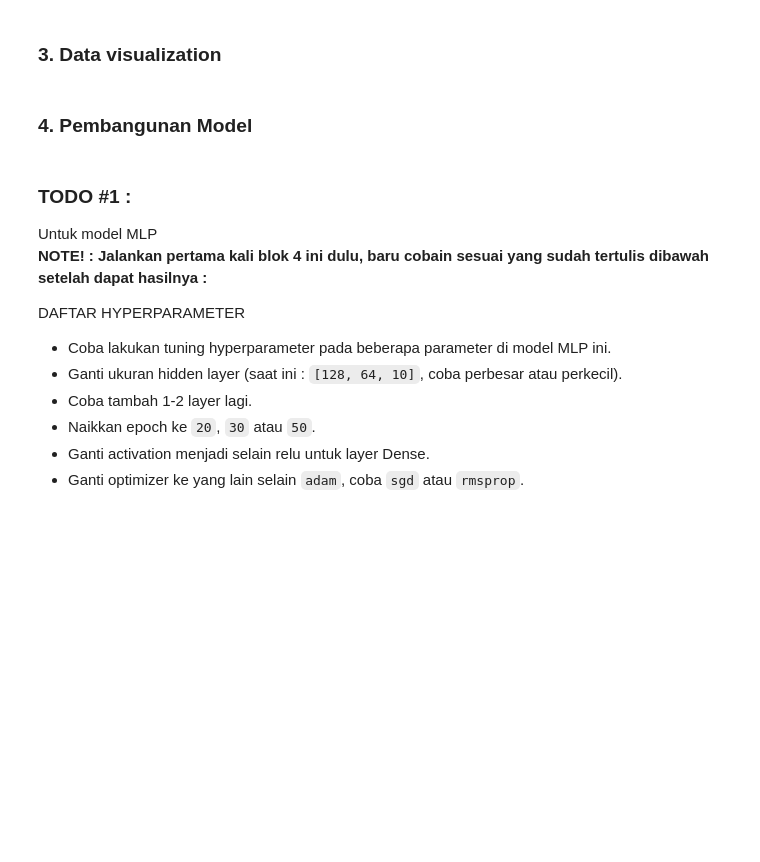
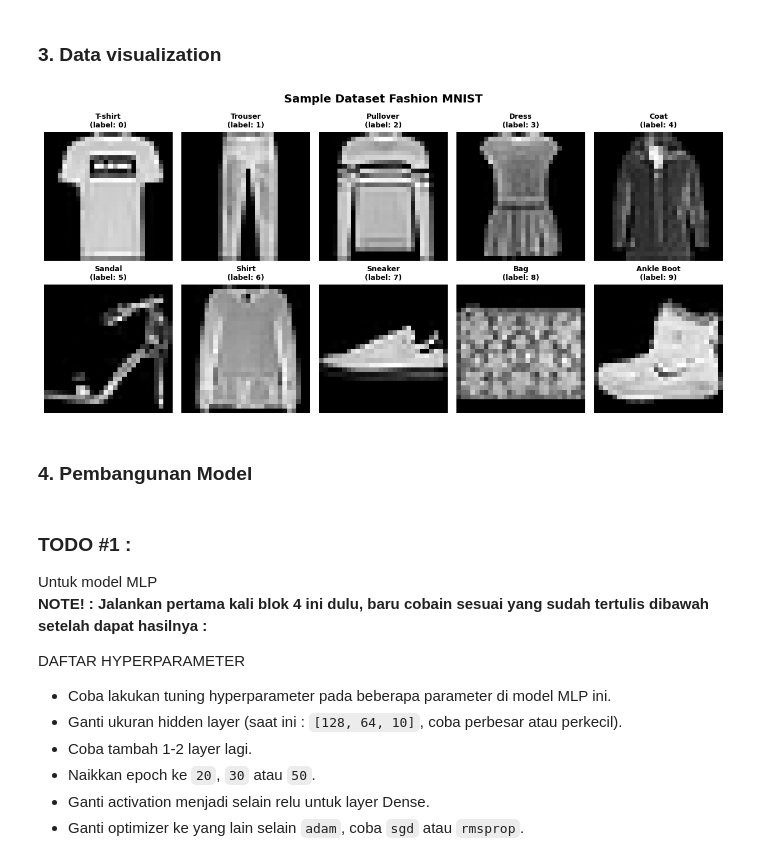
Before and after one commit to AdityaNugrahaPS/tugas_python_ai_b10, a Jupyter notebook: Tugas12_ML_AdityaNugrahaPratamaSaiya.ipynb, the cells around one changed output. Saved outputs shown, nothing was run; the diff lists cells and outputs as text; code cells hidden in the pictures; blank space fills up the shorter version.

Commit message:
tugas 12 ML: Deep Learning Fashion MNIST - MLP & CNN

```diff
--- a/Tugas12_ML_AdityaNugrahaPratamaSaiya.ipynb
+++ b/Tugas12_ML_AdityaNugrahaPratamaSaiya.ipynb
@@ -79,15 +71,22 @@ Jumlah kategori      : 10 kelas
 # %% [markdown]
 ### 3.  Data visualization
 # %%
-# 3. Visualisasi Sample
-plt.figure(figsize=(8,4))
-for i in range(10):
-    plt.subplot(2,5,i+1)
-    plt.imshow(X_train[i], cmap='gray')
-    plt.title(f"Label: {y_train[i]}")
+# 3. Visualisasi Sample Dataset - 1 gambar per kategori (berurutan 0-9)
+plt.figure(figsize=(12, 6))
+plt.suptitle('Sample Dataset Fashion MNIST', fontsize=14, fontweight='bold')
+
+for label in range(10):
+    idx = np.where(y_train == label)[0][0]  # ambil gambar pertama dari tiap label
+    plt.subplot(2, 5, label + 1)
+    plt.imshow(X_train[idx], cmap='gray')
+    plt.title(f'{class_names[label]}\n(label: {label})',
+              fontsize=9, fontweight='bold')
     plt.axis('off')
+
 plt.tight_layout()
 plt.show()
+# %% [output]
+[figure, added]
 # %% [markdown]
 ### 4. Pembangunan Model
 # %% [markdown]
```
Also changed, not shown: parts of 16 cells of this notebook.
